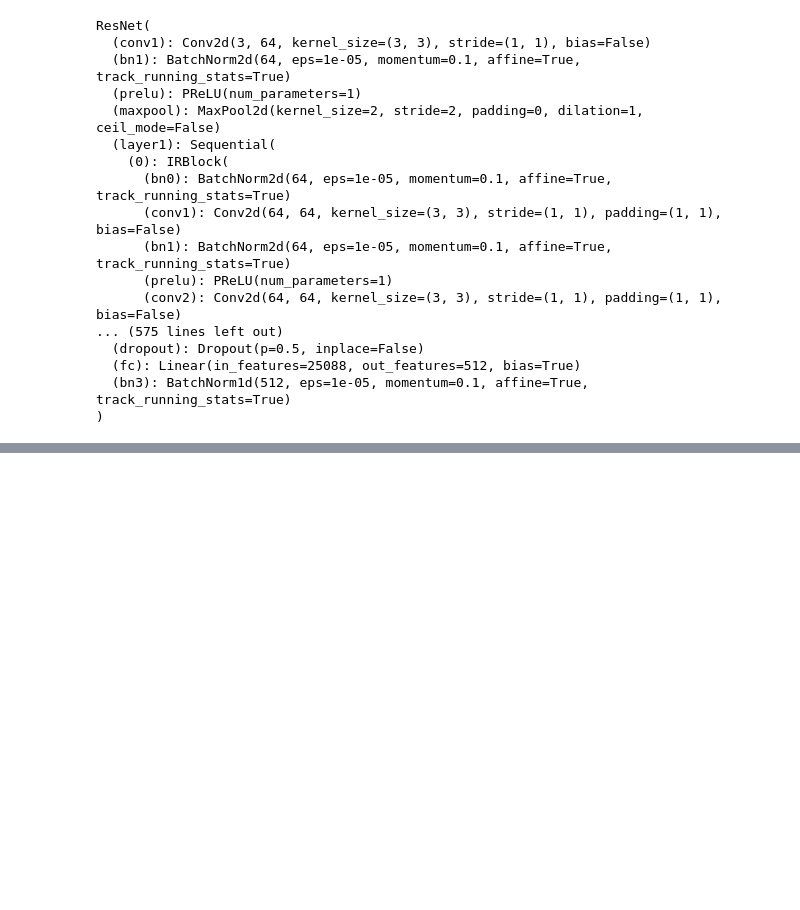
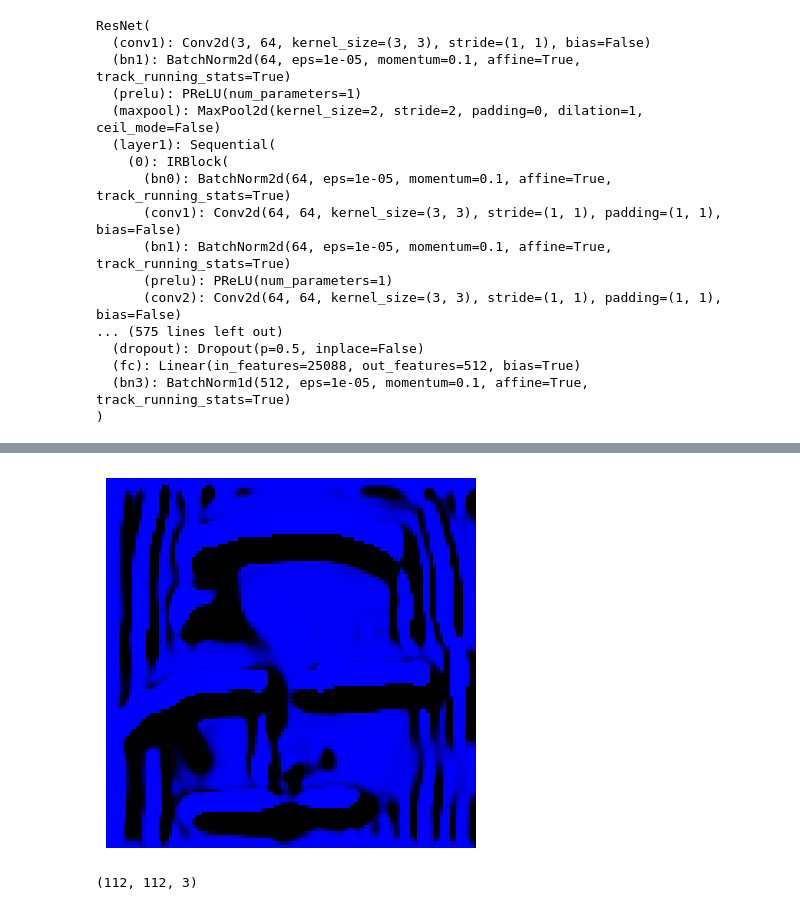
Before and after one commit to sergioar3143/AprendizajeProfundo, a Jupyter notebook: Filtro_IG.ipynb, the cells around one changed output, grey strips where cells are left out. Cells and saved outputs as stored; diff of their text form; code cells hidden in the pictures; blank space fills up the shorter version.

```diff
--- a/Filtro_IG.ipynb
+++ b/Filtro_IG.ipynb
@@ -403,0 +529,6 @@ plt.show()
+# %%
+def cosin_metric(x1, x2):
+  #return np.dot(x1, x2) / (np.linalg.norm(x1) * np.linalg.norm(x2))
+  return torch.sum(x1 * x2, dim=1) / (torch.norm(x1, dim=1) * torch.norm(x2, dim=1))
+criterionFeat  = nn.L1Loss()
+criterionRec   = nn.L1Loss()
@@ -403,0 +708,2 @@ plt.show()
+# %%
+netG = Generator_Adain_Upsample_2(input_nc=3, output_nc=3, latent_size=512, n_blocks=9, deep=False)
@@ -403,0 +868,9 @@ plt.show()
+# %%
+# Muestra la imagen
+plt.imshow(output/255)
+plt.axis('off')  # Desactiva los ejes
+plt.show()
+output.shape
+# %% [output]
+[figure, added]
+(112, 112, 3)
```
Also changed, not shown: parts of 37 cells of this notebook.
